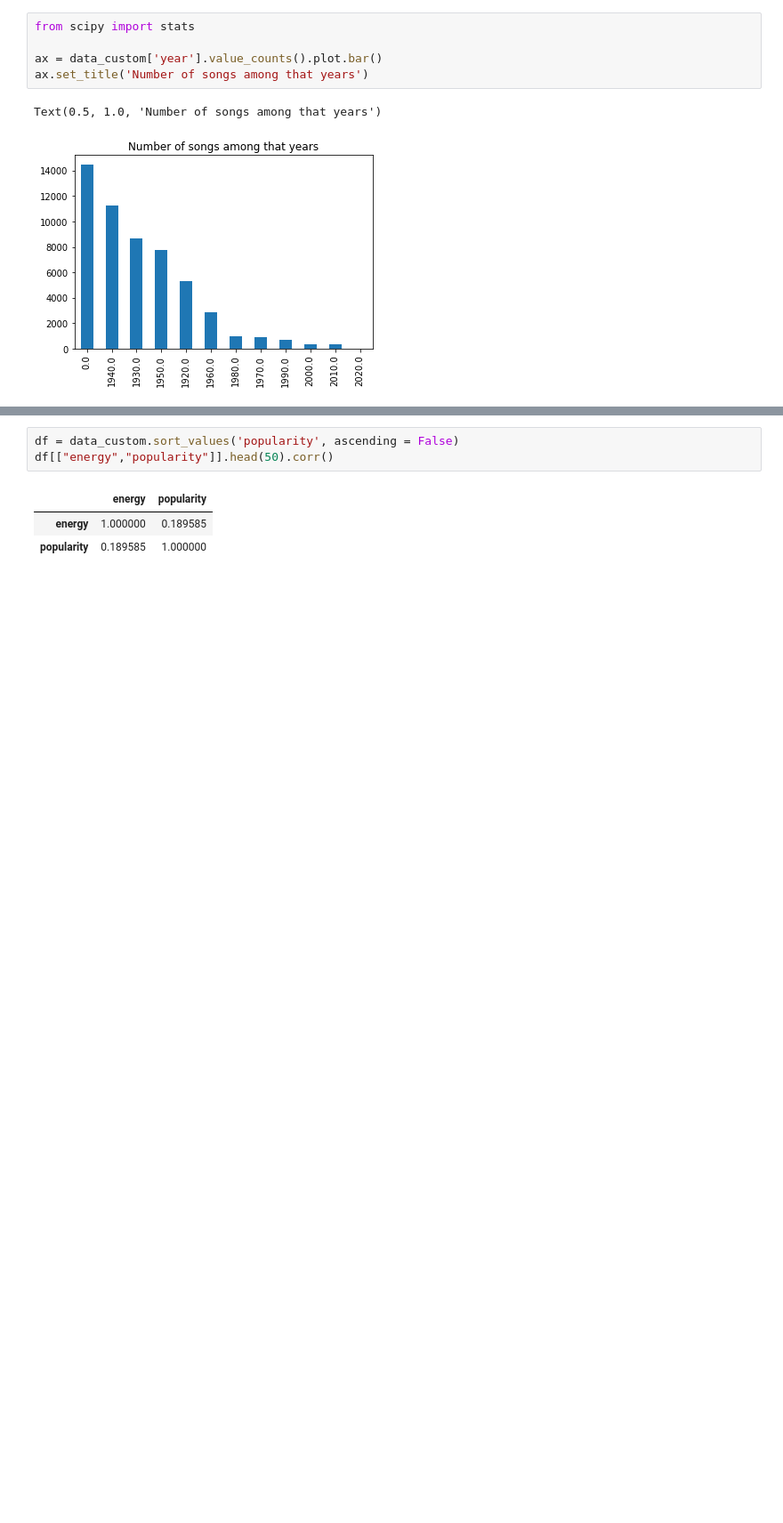
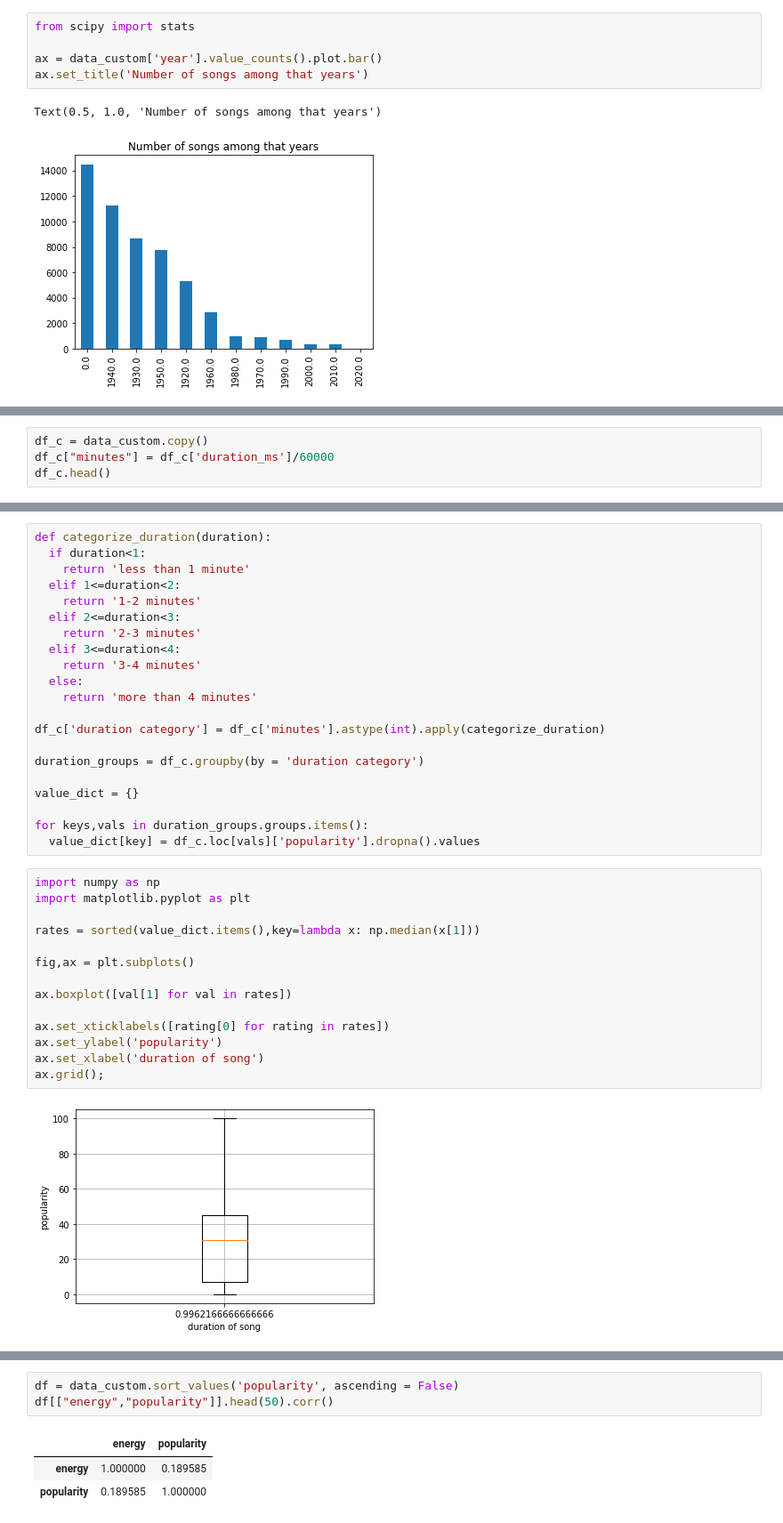
Before and after one commit to dogkansarac/CS210, a Jupyter notebook: Group_36.ipynb, the cells around one changed output, grey strips where cells are left out. Shown at 89% size. Saved outputs shown, nothing was run; the diff lists cells and outputs as text; blank space fills up the shorter version.

```diff
--- a/Group_36.ipynb
+++ b/Group_36.ipynb
@@ -335,0 +400,4 @@ Text(0.5, 1.0, 'Number of songs among that years')
+# %%
+df_c = data_custom.copy()
+df_c["minutes"] = df_c['duration_ms']/60000
+df_c.head()
@@ -335,0 +411,37 @@ Text(0.5, 1.0, 'Number of songs among that years')
+# %%
+def categorize_duration(duration):
+  if duration<1:
+    return 'less than 1 minute'
+  elif 1<=duration<2:
+    return '1-2 minutes'
+  elif 2<=duration<3:
+    return '2-3 minutes'
+  elif 3<=duration<4:
+    return '3-4 minutes'
+  else:
+    return 'more than 4 minutes'
+
+df_c['duration category'] = df_c['minutes'].astype(int).apply(categorize_duration)
+
+duration_groups = df_c.groupby(by = 'duration category')
+
+value_dict = {}
+
+for keys,vals in duration_groups.groups.items():
+  value_dict[key] = df_c.loc[vals]['popularity'].dropna().values
+# %%
+import numpy as np
+import matplotlib.pyplot as plt
+
+rates = sorted(value_dict.items(),key=lambda x: np.median(x[1]))
+
+fig,ax = plt.subplots()
+
+ax.boxplot([val[1] for val in rates])
+
+ax.set_xticklabels([rating[0] for rating in rates])
+ax.set_ylabel('popularity')
+ax.set_xlabel('duration of song')
+ax.grid();
+# %% [output]
+[figure, added]
```
Also changed, not shown: parts of 35 cells of this notebook.
